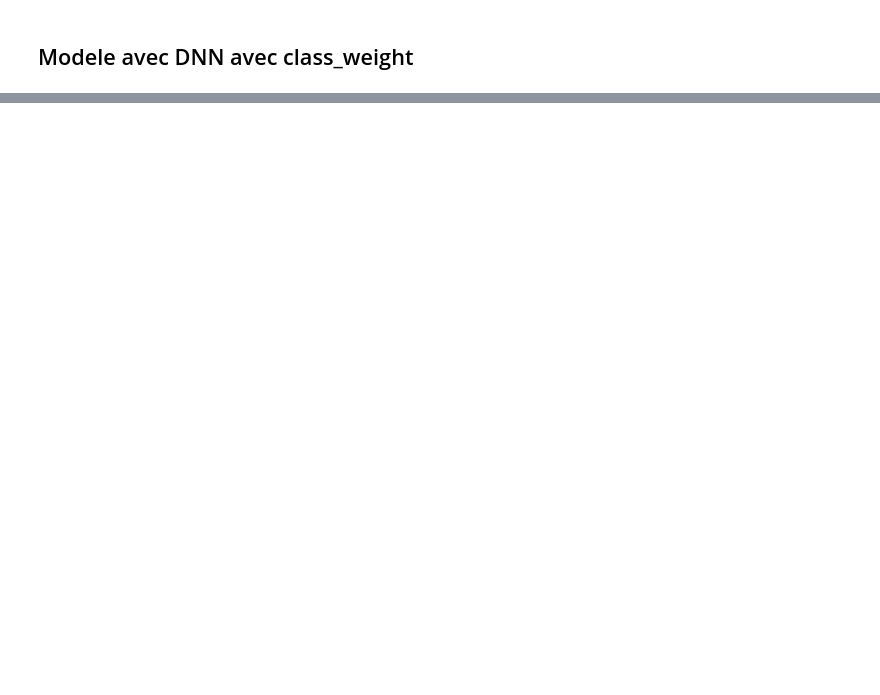
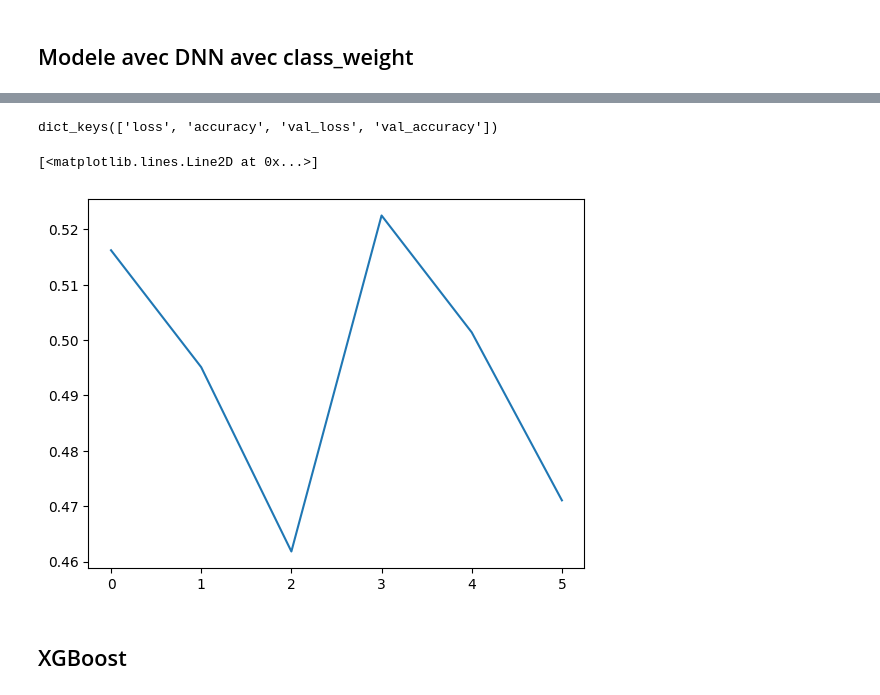
Before and after one commit to abasse-dabere/INF554-EXTRACTIVE-SUMMARIZATION-PROJECT, a Jupyter notebook: model3.ipynb, the cells around one changed output, grey strips where cells are left out. Cells and saved outputs as stored; diff of their text form; code cells hidden in the pictures; blank space fills up the shorter version.

```diff
--- a/model3.ipynb
+++ b/model3.ipynb
@@ -181,7 +191,5 @@ Index(['pAcknowledgement', 'pAlternation', 'pBackground',
 # %% [markdown]
 ## Vectorisation de X_train et Reconstruction de Z_train = X_train + A_train + B_train
 # %%
-from sentence_transformers import SentenceTransformer
-bert = SentenceTransformer('all-MiniLM-L6-v2')
-
+bert = SentenceTransformer('distilbert-base-uncased')
 X_train_bert = bert.encode(X_train, show_progress_bar=True)
@@ -302,0 +349,11 @@ print(f1_score(y_valid, y_pred))
+# %%
+model = Sequential([
+    Conv1D(filters=128, kernel_size=3, activation='relu', input_shape=(800, 1)),
+    GlobalMaxPooling1D(),
+    Dense(64, activation='relu'),
+    Dropout(0.2),  # Pour éviter le surapprentissage (overfitting)
+    Dense(1, activation='sigmoid')  # Couche de sortie binaire
+])
+# %%
+model.compile(optimizer='adam', loss='binary_crossentropy', metrics=['accuracy'])
+model_history = model.fit(Z_train, y_train, epochs=6, batch_size=32, validation_data=(Z_valid, y_valid), class_weight= class_weights)
@@ -302,0 +381,11 @@ print(f1_score(y_valid, y_pred))
+# %%
+model_history.history.keys()
+# %% [output]
+dict_keys(['loss', 'accuracy', 'val_loss', 'val_accuracy'])
+# %%
+plt.plot(range(len(model_history.history['val_loss'])), model_history.history['val_loss'])
+# %% [output]
+[<matplotlib.lines.Line2D at 0x...>]
+[figure, added]
+# %% [markdown]
+## XGBoost
```
Also changed, not shown: parts of 29 cells of this notebook, 6 other files.
